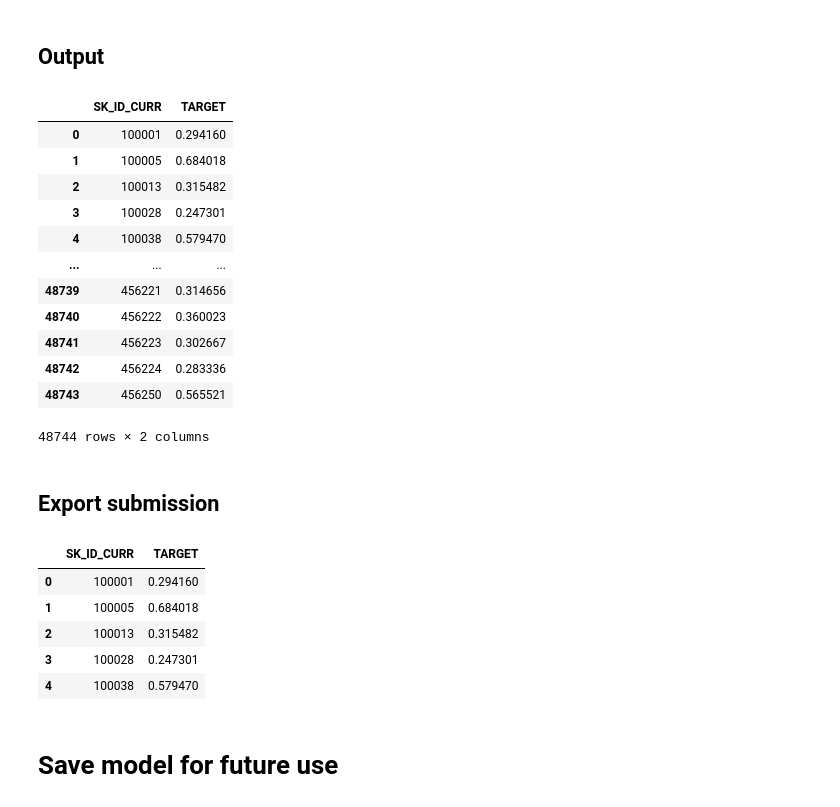
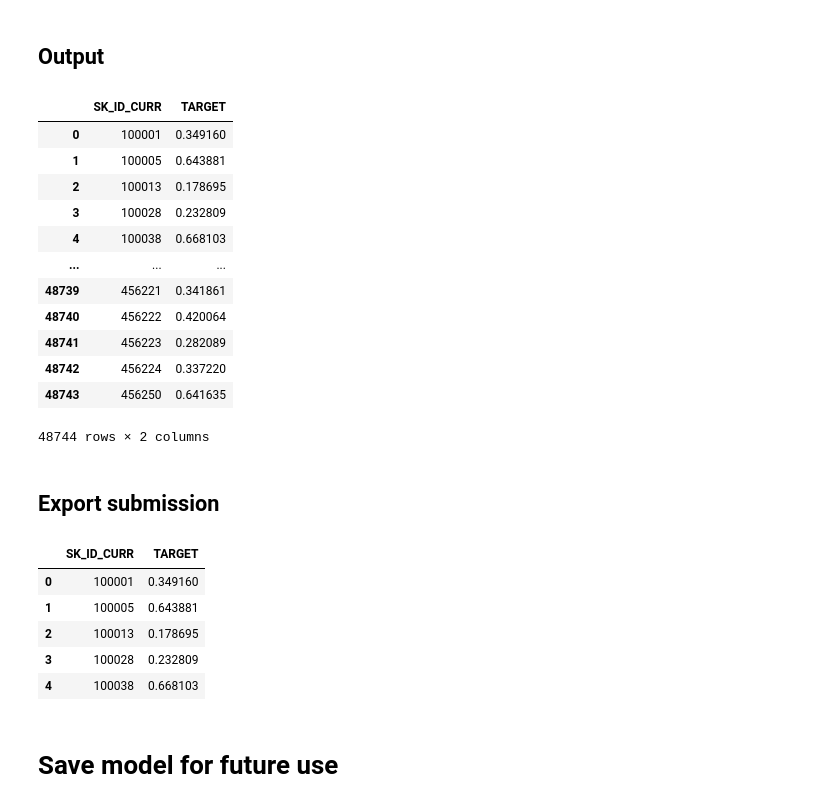
Before and after one commit to bkusuma/home-credit-default-risk, a Jupyter notebook: kaggle/working/02_Modelling.ipynb, the cells around one changed output. Cells and saved outputs as stored; diff of their text form; code cells hidden in the pictures.

```diff
--- a/kaggle/working/02_Modelling.ipynb
+++ b/kaggle/working/02_Modelling.ipynb
@@ -425,10 +425,11 @@ array([0.5       , 0.71119584, 0.72053104, 0.72486972, 0.72710032,
        0.77037847, 0.77053245, 0.77041048, 0.77044354, 0.77050436,
        0.77064034])
 # %%
-hgb_gs1_params = {'interaction_cst': [None, 'pairwise', 'no_interactions'],
-                  'loss': ['log_loss', 'exponential'],
-                  'validation_fraction': [0.1, 0.2]}
+# hgb_gs1_params = {'interaction_cst': [None, 'pairwise', 'no_interactions'],
+#                   'validation_fraction': [0.1, 0.2],
+#                   'max_features': [0.1, 0.5, 0.9, 1.0],
+#                   'max_leaf_nodes': [15, 31, 63]}
 
-hgb_gs1 = GridSearchCV(hgb, hgb_gs1_params, scoring="roc_auc", n_jobs=-1)
-hgb_gs1.fit(X_train, y_train)
-hgb_1 = hgb_gs1.best_estimator_.fit(X_train, y_train)
+# hgb_gs1 = GridSearchCV(hgb, hgb_gs1_params, scoring="roc_auc", n_jobs=-1)
+# hgb_gs1.fit(X_train, y_train)
+# hgb_1 = hgb_gs1.best_estimator_.fit(X_train, y_train)
@@ -456,12 +436,14 @@ sklearn.utils._param_validation.InvalidParameterError: The 'loss' parameter of H
 # %%
-hgb_gs2_params = {'max_bins': [127, 255, 511],
+hgb_gs2_params = {'max_bins': [2, 3, 7, 15, 31, 63, 127, 255],
                   'max_iter': [10, 100, 1000]}
 
-hgb_gs2 = GridSearchCV(hgb_1, hgb_gs2_params, scoring="roc_auc", n_jobs=-1)
+hgb_gs2 = GridSearchCV(hgb, hgb_gs2_params, scoring="roc_auc", n_jobs=-1)
 hgb_gs2.fit(X_train, y_train)
 hgb_2 = hgb_gs2.best_estimator_.fit(X_train, y_train)
 # %%
-hgb_gs3_params = {'max_features': [1, 10, 100],
+hgb_gs3_params = {'interaction_cst': [None, 'pairwise', 'no_interactions'],
+                  'validation_fraction': [0.1, 0.2],
+                  'max_features': [0.1, 0.5, 0.9, 1.0],
                   'max_leaf_nodes': [15, 31, 63]}
 
 hgb_gs3 = GridSearchCV(hgb_2, hgb_gs3_params, scoring="roc_auc", n_jobs=-1)
@@ -470,3 +452,5 @@ hgb_3 = hgb_gs3.best_estimator_.fit(X_train, y_train)
 
 hgb_tuned_results = eval_classification(hgb_3, X_train, y_train, X_test, y_test,
                                   model_name="Tuned HGBoost", results_frame=hgb_results)
+
+                #   'loss': ['log_loss', 'exponential'],
@@ -636,7 +646,7 @@ application_test.drop(columns=non_co_cols, inplace=True)
 ## Output
 # %%
 # make predictions
-preds = hgb.predict_proba(application_test)[:,1]
+preds = hgb_3.predict_proba(application_test)[:,1]
 
 output = pd.DataFrame({"SK_ID_CURR": ids,
                        "TARGET": preds})
@@ -644,34 +654,34 @@ output = pd.DataFrame({"SK_ID_CURR": ids,
 output
 # %% [output]
 |  | SK_ID_CURR | TARGET |
-| 0 | 100001 | 0.294160 |
-| 1 | 100005 | 0.684018 |
-| 2 | 100013 | 0.315482 |
-| 3 | 100028 | 0.247301 |
-| 4 | 100038 | 0.579470 |
+| 0 | 100001 | 0.349160 |
+| 1 | 100005 | 0.643881 |
+| 2 | 100013 | 0.178695 |
+| 3 | 100028 | 0.232809 |
+| 4 | 100038 | 0.668103 |
 | ... | ... | ... |
-| 48739 | 456221 | 0.314656 |
-| 48740 | 456222 | 0.360023 |
-| 48741 | 456223 | 0.302667 |
-| 48742 | 456224 | 0.283336 |
-| 48743 | 456250 | 0.565521 |
+| 48739 | 456221 | 0.341861 |
+| 48740 | 456222 | 0.420064 |
+| 48741 | 456223 | 0.282089 |
+| 48742 | 456224 | 0.337220 |
+| 48743 | 456250 | 0.641635 |
 48744 rows × 2 columns
 # %% [markdown]
 ## Export submission
 # %%
 sample_submission_file = "sample_submission.csv"
 sample_submission_df = pd.read_csv(input_path + sample_submission_file)
 sample_submission_df["TARGET"] = preds
 submission_path = "submissions/"
-sample_submission_df.to_csv(submission_path + "02_hgb.csv", index=False)
+sample_submission_df.to_csv(submission_path + "02_hgb_3_2.csv", index=False)
 sample_submission_df.head()
 # %% [output]
 |  | SK_ID_CURR | TARGET |
-| 0 | 100001 | 0.294160 |
-| 1 | 100005 | 0.684018 |
-| 2 | 100013 | 0.315482 |
-| 3 | 100028 | 0.247301 |
-| 4 | 100038 | 0.579470 |
+| 0 | 100001 | 0.349160 |
+| 1 | 100005 | 0.643881 |
+| 2 | 100013 | 0.178695 |
+| 3 | 100028 | 0.232809 |
+| 4 | 100038 | 0.668103 |
 # %% [markdown]
 # Save model for future use
 # %%
```
Also changed, not shown: parts of 6 cells of this notebook, 2 other files.
